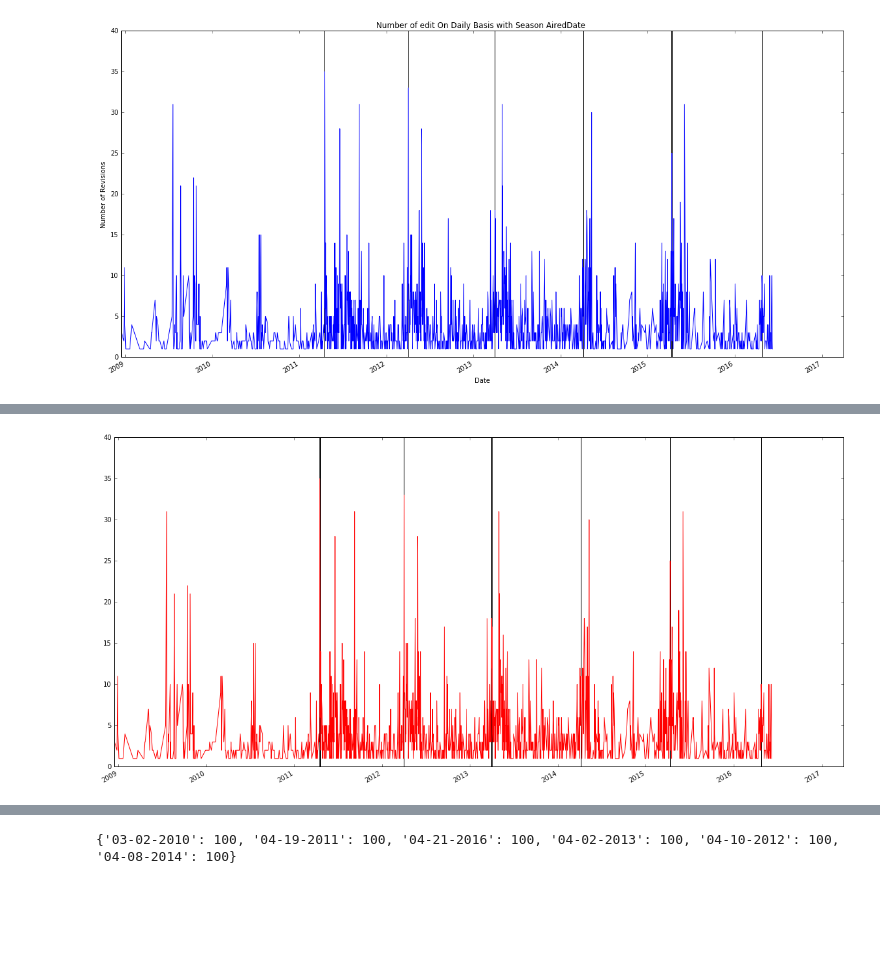
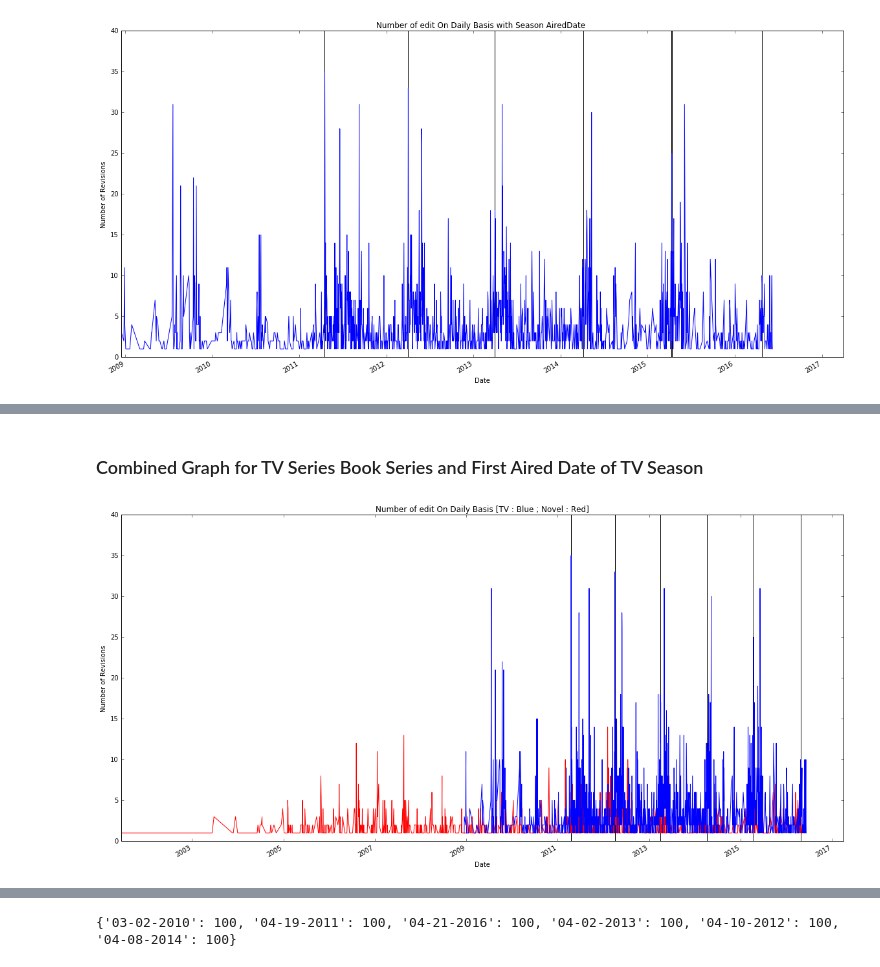
Before and after one commit to abhishekanand/DS4UX, a Jupyter notebook: final/Project.ipynb, the cells around one changed output, grey strips where cells are left out. Saved outputs shown, nothing was run; the diff lists cells and outputs as text; code cells hidden in the pictures; blank space fills up the shorter version.

```diff
--- a/final/Project.ipynb
+++ b/final/Project.ipynb
@@ -916,11 +905,0 @@ plt.show()
-# %%
-tvFA = []
-tvf=[]
-for key,value in TVTimeLineFirstAired.items():
-    tvFA.append(datetime.datetime.strptime(key, "%Y-%m-%d"))
-    tvf.append(value)
-plt.bar(tvFA,tvf,color='red')
-plt.gcf().autofmt_xdate()
-
-
-plt.show()
@@ -940,23 +906,42 @@ plt.show()
+# %% [markdown]
+### Combined Graph for TV Series Book Series and First Aired Date of TV Season
 # %%
+# http://stackoverflow.com/a/22276109
+
+
+dates = []
+y=[]
+for key,value in odbookdaily.items():
+    dates.append(datetime.datetime.strptime(key, "%Y-%m-%d"))
+    y.append(value)
+plt.plot(dates,y,color='Red')
+plt.gcf().autofmt_xdate()
+
 tvdates = []
 tvy=[]
 for key,value in odtvdaily.items():
     tvdates.append(datetime.datetime.strptime(key, "%Y-%m-%d"))
     tvy.append(value)
-plt.plot(tvdates,tvy,color='red')
+plt.plot(tvdates,tvy,color='Blue')
 plt.gcf().autofmt_xdate()
 
 
-tvFA = []
-tvf=[]
-for key,value in TVTimeLineFirstAired.items():
-    tvFA.append(datetime.datetime.strptime(key, "%Y-%m-%d"))
-    tvf.append(value)
-plt.bar(tvFA,tvf,color='red')
 
+tvordered = []
+tvo=[]
+for key,value in odTVTimeLineFirstAired.items():
+    tvordered.append(datetime.datetime.strptime(key, "%Y-%m-%d"))
+    tvo.append(value)
+plt.bar(tvordered,tvo,color='black')
+plt.gcf().autofmt_xdate()
+
+#labels
+plt.xlabel("Date")
+plt.ylabel("Number of Revisions")
+
+#title
+plt.title("Number of edit On Daily Basis [TV : Blue ; Novel : Red]")
 
 plt.show()
-
-plt.show()
 # %% [output]
-[figure, old version]
+[figure, new version]
```
Also changed, not shown: parts of 13 cells of this notebook.
